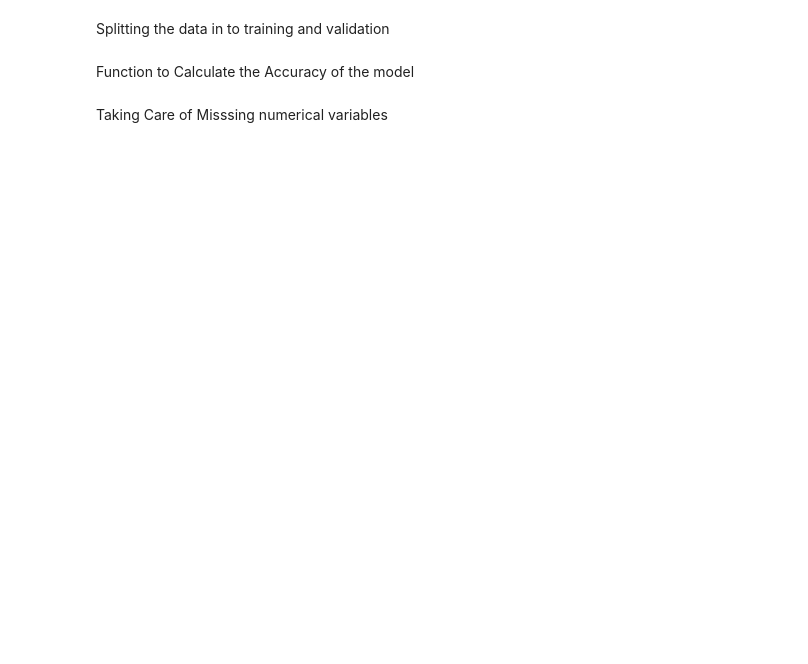
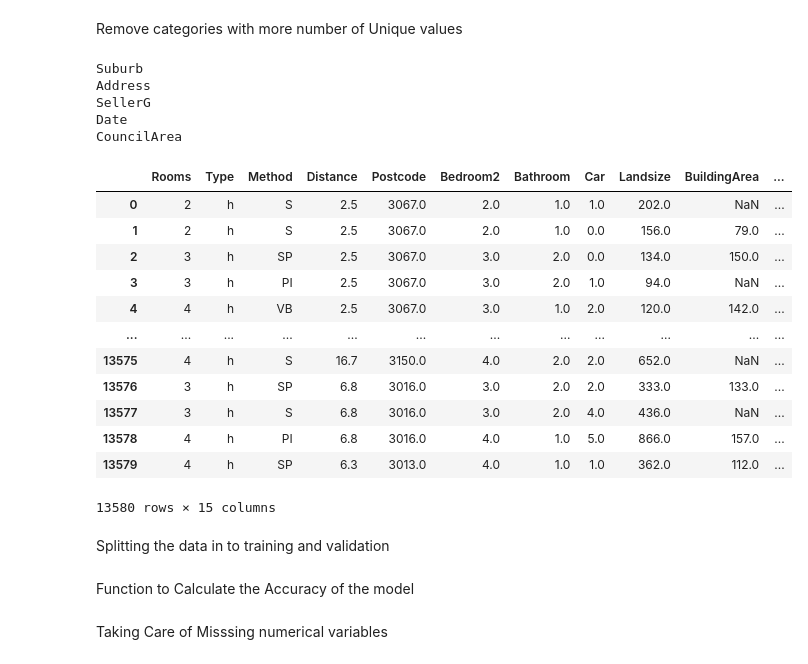
Before and after one commit to Senjucasie/HousePricePrediction, a Jupyter notebook: Takingcareof categorical values/CategoricalVariables.ipynb, the cells around one changed output. Cells and saved outputs as stored; diff of their text form; code cells hidden in the pictures; blank space fills up the shorter version.

```diff
--- a/Takingcareof categorical values/CategoricalVariables.ipynb
+++ b/Takingcareof categorical values/CategoricalVariables.ipynb
@@ -18,3 +24,37 @@ X.head()
+# %% [markdown]
+Remove categories with more number of Unique values
+# %%
+maxuniquevalues=10
+X.describe(include='all')
+dropcol=[]
+for colname in X:
+   if(X[colname].nunique()>maxuniquevalues) and X[colname].dtype=='object':
+    print(colname)
+    dropcol.append(colname)
+
+
+
+X=X.drop(dropcol,axis=1)
+X
+# %% [output]
+Suburb
+Address
+SellerG
+Date
+CouncilArea
+|  | Rooms | Type | Method | Distance | Postcode | Bedroom2 | Bathroom | Car | Landsize | BuildingArea | ... |
+| 0 | 2 | h | S | 2.5 | 3067.0 | 2.0 | 1.0 | 1.0 | 202.0 | NaN | ... |
+| 1 | 2 | h | S | 2.5 | 3067.0 | 2.0 | 1.0 | 0.0 | 156.0 | 79.0 | ... |
+| 2 | 3 | h | SP | 2.5 | 3067.0 | 3.0 | 2.0 | 0.0 | 134.0 | 150.0 | ... |
+| 3 | 3 | h | PI | 2.5 | 3067.0 | 3.0 | 2.0 | 1.0 | 94.0 | NaN | ... |
+| 4 | 4 | h | VB | 2.5 | 3067.0 | 3.0 | 1.0 | 2.0 | 120.0 | 142.0 | ... |
+| ... | ... | ... | ... | ... | ... | ... | ... | ... | ... | ... | ... |
+| 13575 | 4 | h | S | 16.7 | 3150.0 | 4.0 | 2.0 | 2.0 | 652.0 | NaN | ... |
+| 13576 | 3 | h | SP | 6.8 | 3016.0 | 3.0 | 2.0 | 2.0 | 333.0 | 133.0 | ... |
+| 13577 | 3 | h | S | 6.8 | 3016.0 | 3.0 | 2.0 | 4.0 | 436.0 | NaN | ... |
+| 13578 | 4 | h | PI | 6.8 | 3016.0 | 4.0 | 1.0 | 5.0 | 866.0 | 157.0 | ... |
+| 13579 | 4 | h | SP | 6.3 | 3013.0 | 4.0 | 1.0 | 1.0 | 362.0 | 112.0 | ... |
+13580 rows × 15 columns
 # %% [markdown]
 Splitting the data in to training and validation
 # %%
```
Also changed, not shown: parts of 6 cells of this notebook.
